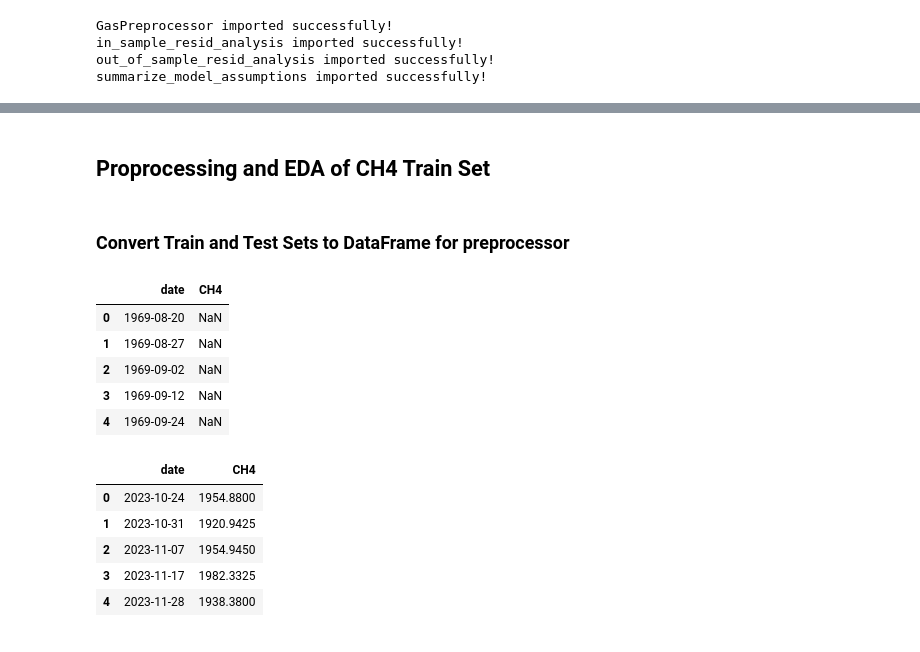
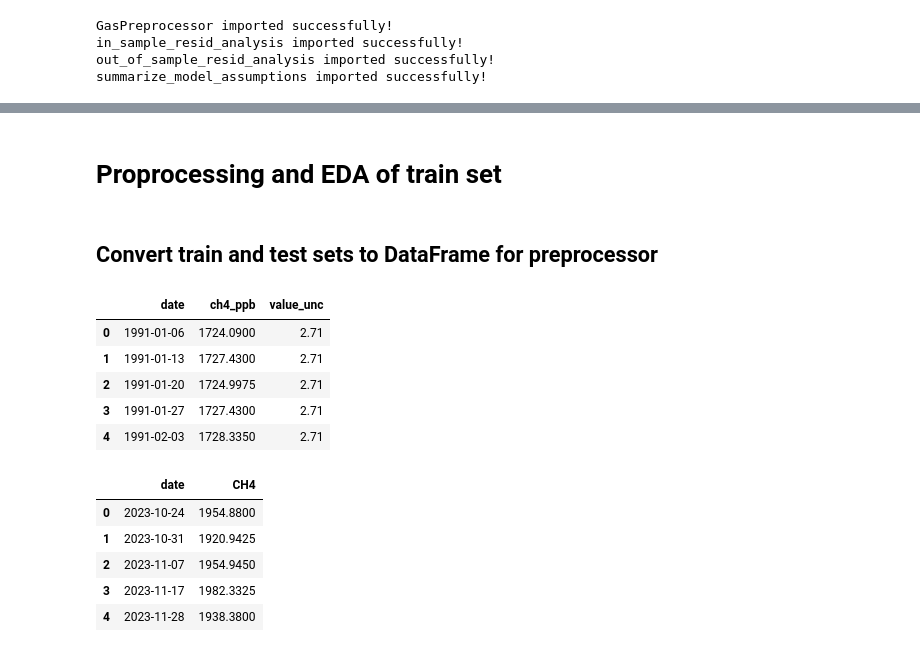
Before and after one commit to apl888/greenhouse-gas-forecasting, a Jupyter notebook: notebooks/4_ch4_modeling.ipynb, the cells around one changed output, grey strips where cells are left out. Saved outputs shown, nothing was run; the diff lists cells and outputs as text; code cells hidden in the pictures.

```diff
--- a/notebooks/4_ch4_modeling.ipynb
+++ b/notebooks/4_ch4_modeling.ipynb
@@ -55,4 +55,6 @@ summarize_model_assumptions imported successfully!
 # %%
-df_combined = pd.read_csv('../data/processed/all_ghg_aligned_nan.csv',
-                          parse_dates=['date'], index_col='date')
+df = pd.read_csv('../data/processed/ch4_preprocessed_df.csv',
+                 parse_dates=['date'],
+                 index_col='date',
+                 usecols=['date', 'ch4_ppb', 'value_unc'])
 # %%
@@ -99,0 +80,5 @@ End gap duration: 93 days 00:00:00
+# %%
+# check data frequency
+
+df = df.asfreq('W')
+print(df.index.freq)
@@ -132,9 +91,9 @@ CH4 raw data trimmed of trailing NaNs: 2554 points, from 1969-08-20 00:00:00 to
 # %%
 test_size = 52 # one year of weekly data
 
-CH4_train = ch4_clean.iloc[:-test_size]
-CH4_test = ch4_clean.iloc[-test_size:]
+train = df.iloc[:-test_size]
+test = df.iloc[-test_size:]
 
-print(f'Train data: {CH4_train.shape[0]} data points, from {CH4_train.index.min()} to {CH4_train.index.max()}')
-print(f'Test data: {CH4_test.shape[0]} data points, from {CH4_test.index.min()} to {CH4_test.index.max()}')
+print(f'Train data: {train.shape[0]} data points, from {train.index.min()} to {train.index.max()}')
+print(f'Test data: {test.shape[0]} data points, from {test.index.min()} to {test.index.max()}')
 # %% [output]
@@ -197,19 +161,19 @@ plt.show()
 # %% [markdown]
-## Proprocessing and EDA of CH4 Train Set
+# Proprocessing and EDA of train set
 # %% [markdown]
-### Convert Train and Test Sets to DataFrame for preprocessor
+## Convert train and test sets to DataFrame for preprocessor
 # %%
-CH4_train_df = CH4_train.reset_index().rename(columns={'index' : 'date', 0 : 'CH4'})
-CH4_test_df = CH4_test.reset_index().rename(columns={'index' : 'date', 0 : 'CH4'})
+train_df = train.reset_index().rename(columns={'index' : 'date', 0 : 'ch4_ppb'})
+test_df = test.reset_index().rename(columns={'index' : 'date', 0 : 'ch4_ppb'})
 # %%
-CH4_train_df.head()
+train_df.head()
 # %% [output]
-|  | date | CH4 |
-| 0 | 1969-08-20 | NaN |
-| 1 | 1969-08-27 | NaN |
-| 2 | 1969-09-02 | NaN |
-| 3 | 1969-09-12 | NaN |
-| 4 | 1969-09-24 | NaN |
+|  | date | ch4_ppb | value_unc |
+| 0 | 1991-01-06 | 1724.0900 | 2.71 |
+| 1 | 1991-01-13 | 1727.4300 | 2.71 |
+| 2 | 1991-01-20 | 1724.9975 | 2.71 |
+| 3 | 1991-01-27 | 1727.4300 | 2.71 |
+| 4 | 1991-02-03 | 1728.3350 | 2.71 |
 # %%
 CH4_test_df.head()
 # %% [output]
```
Also changed, not shown: parts of 21 cells of this notebook, 3 other files.
